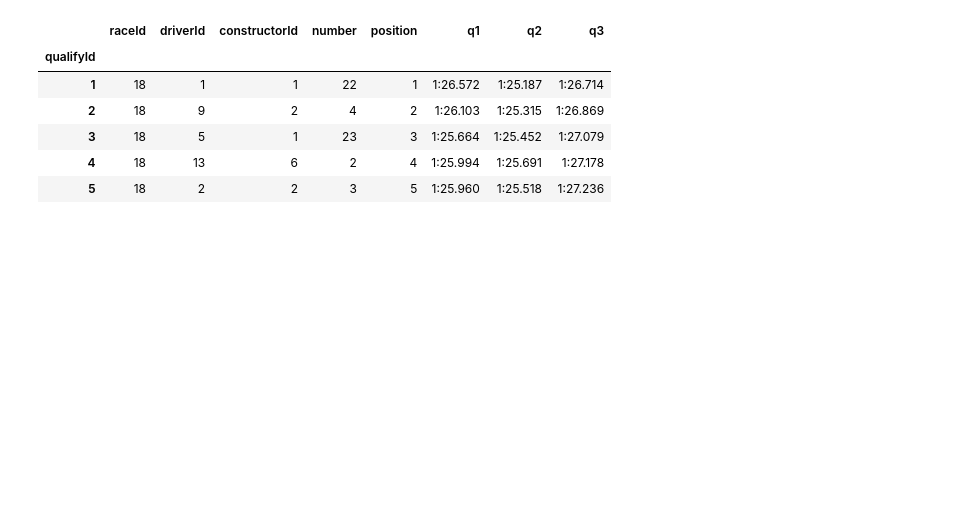
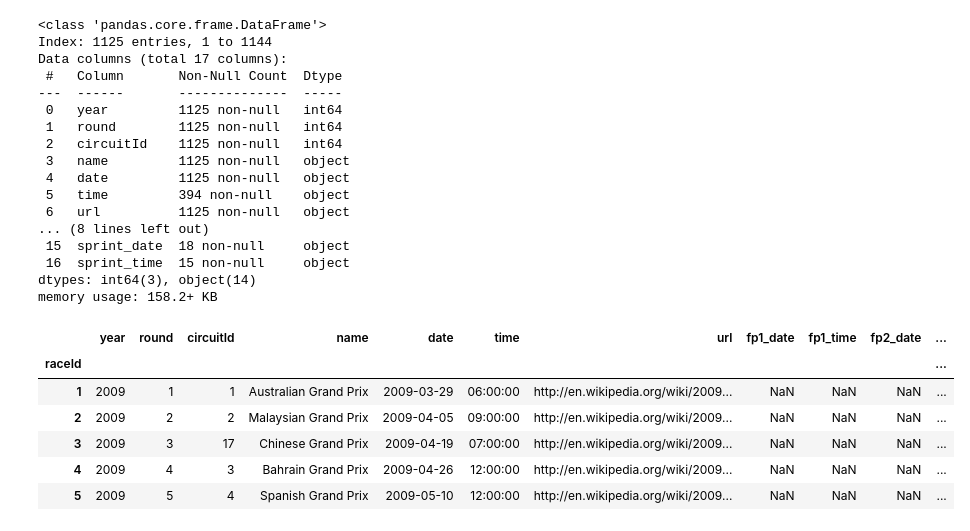
Before and after one commit to youssefyouki/team_12-acl-project-F1-predictoion, a Jupyter notebook: f1-prediction.ipynb, the cells around one changed output. Drawn from its saved outputs; the diff is of its cells as text; code cells hidden in the pictures; blank space fills up the shorter version.

```diff
--- a/f1-prediction.ipynb
+++ b/f1-prediction.ipynb
@@ -123,15 +241,32 @@ df.head()
 | 4 | 18 | 13 | 6 | 2 | 4 | 1:25.994 | 1:25.691 | 1:27.178 |
 | 5 | 18 | 2 | 2 | 3 | 5 | 1:25.960 | 1:25.518 | 1:27.236 |
 # %%
-df = pd.read_csv('/kaggle/input/datasets/rohanrao/formula-1-world-championship-1950-2020/qualifying.csv', index_col=0)
-
-df.head()
+races_df = pd.read_csv('/kaggle/input/datasets/rohanrao/formula-1-world-championship-1950-2020/races.csv', index_col=0, na_values='\\N')
+races_df.info()
+races_df.head()
 # %% [output]
+<class 'pandas.core.frame.DataFrame'>
+Index: 1125 entries, 1 to 1144
+Data columns (total 17 columns):
+ #   Column       Non-Null Count  Dtype
+---  ------       --------------  -----
+ 0   year         1125 non-null   int64
+ 1   round        1125 non-null   int64
+ 2   circuitId    1125 non-null   int64
+ 3   name         1125 non-null   object
+ 4   date         1125 non-null   object
+ 5   time         394 non-null    object
+ 6   url          1125 non-null   object
+... (8 lines left out)
+ 15  sprint_date  18 non-null     object
+ 16  sprint_time  15 non-null     object
+dtypes: int64(3), object(14)
+memory usage: 158.2+ KB
-|  | raceId | driverId | constructorId | number | position | q1 | q2 | q3 |
-| qualifyId |  |  |  |  |  |  |  |  |
-| 1 | 18 | 1 | 1 | 22 | 1 | 1:26.572 | 1:25.187 | 1:26.714 |
-| 2 | 18 | 9 | 2 | 4 | 2 | 1:26.103 | 1:25.315 | 1:26.869 |
-| 3 | 18 | 5 | 1 | 23 | 3 | 1:25.664 | 1:25.452 | 1:27.079 |
-| 4 | 18 | 13 | 6 | 2 | 4 | 1:25.994 | 1:25.691 | 1:27.178 |
-| 5 | 18 | 2 | 2 | 3 | 5 | 1:25.960 | 1:25.518 | 1:27.236 |
+|  | year | round | circuitId | name | date | time | url | fp1_date | fp1_time | fp2_date | ... |
+| raceId |  |  |  |  |  |  |  |  |  |  | ... |
+| 1 | 2009 | 1 | 1 | Australian Grand Prix | 2009-03-29 | 06:00:00 | http://en.wikipedia.org/wiki/2009... | NaN | NaN | NaN | ... |
+| 2 | 2009 | 2 | 2 | Malaysian Grand Prix | 2009-04-05 | 09:00:00 | http://en.wikipedia.org/wiki/2009... | NaN | NaN | NaN | ... |
+| 3 | 2009 | 3 | 17 | Chinese Grand Prix | 2009-04-19 | 07:00:00 | http://en.wikipedia.org/wiki/2009... | NaN | NaN | NaN | ... |
+| 4 | 2009 | 4 | 3 | Bahrain Grand Prix | 2009-04-26 | 12:00:00 | http://en.wikipedia.org/wiki/2009... | NaN | NaN | NaN | ... |
+| 5 | 2009 | 5 | 4 | Spanish Grand Prix | 2009-05-10 | 12:00:00 | http://en.wikipedia.org/wiki/2009... | NaN | NaN | NaN | ... |
 # %%
```
Also changed, not shown: parts of 15 cells of this notebook.
